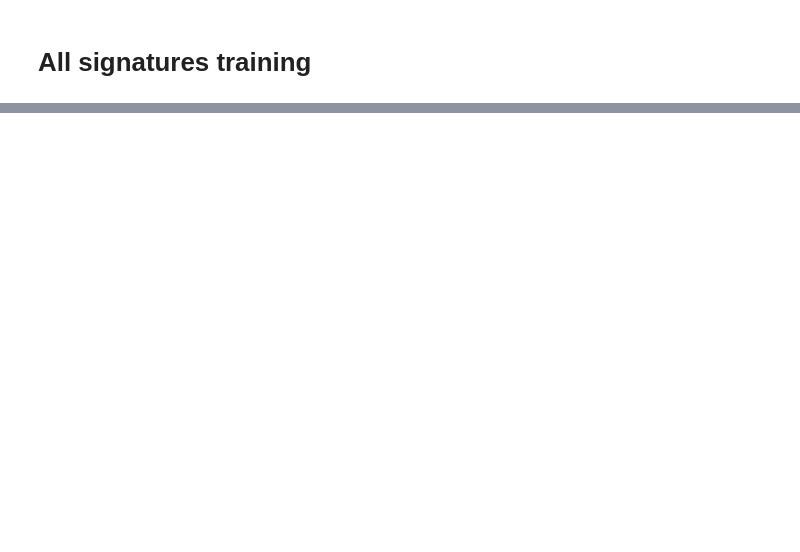
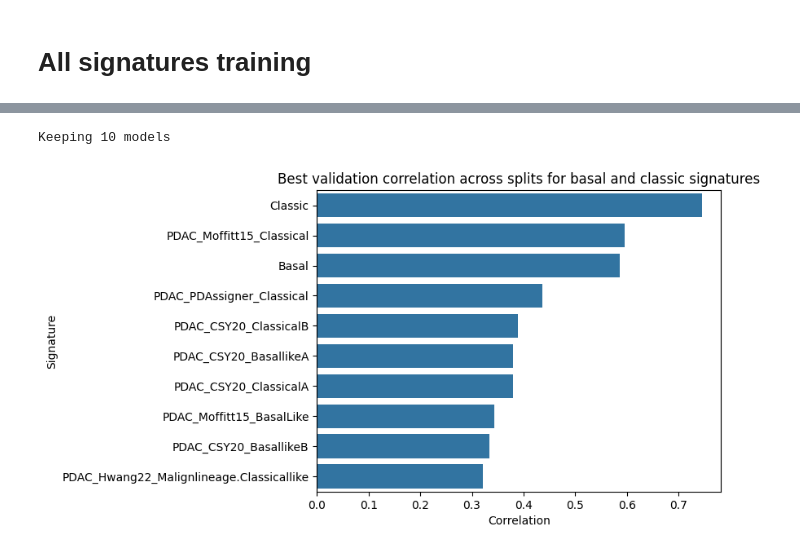
Before and after one commit to GeNeHetX/HistoSign, a Jupyter notebook: src/signatures/inspect_training.ipynb, the cells around one changed output, grey strips where cells are left out. Drawn from its saved outputs; the diff is of its cells as text; code cells hidden in the pictures; blank space fills up the shorter version.

```diff
--- a/src/signatures/inspect_training.ipynb
+++ b/src/signatures/inspect_training.ipynb
@@ -142,5 +131,10 @@ sign_path = list(folder_path.glob("*"))
 sign_path = [x for x in sign_path if x.is_dir()]
 sign_name = [x.name for x in sign_path]
 recap_df = pd.DataFrame({"signature": sign_name, "path": sign_path})
+# %%
+row = recap_df.iloc[0]
+val_corr = np.load(row.path / f"split_{0}" / "val_corrs.npy", allow_pickle=True)
+val_corr = np.load(row.path / f"split_{0}" / "train_corrs.npy", allow_pickle=True)
+val_corr
 # %%
 def get_sgn(row):
@@ -304,0 +465,23 @@ Keeping 118 models
+# %%
+classic_basal_sign = recap_df[
+    recap_df.signature.str.contains("Basal") | recap_df.signature.str.contains("Classic")
+]
+classic_basal_sign = classic_basal_sign.signature.values
+classic_basal_sign = list(set(classic_basal_sign).union(set(["Classic", "Basal"])))
+classic_basal_sign = recap_df[recap_df.signature.isin(classic_basal_sign)]
+
+res = classic_basal_sign[["signature", "model_path"]]
+res_dict = res.set_index("signature").T.to_dict("list")
+for k, v in res_dict.items():
+    res_dict[k] = v[0].as_posix()
+print(f"Keeping {len(res_dict)} models")
+np.save(r"C:\Users\inserm\Documents\histo_sign\dataset\classic_basal_model_path.npy", res_dict)
+
+sns.barplot(data=classic_basal_sign, x="best_corr_val", y="signature")
+plt.title("Best validation correlation across splits for basal and classic signatures")
+plt.xlabel("Correlation")
+plt.ylabel("Signature")
+plt.show()
+# %% [output]
+Keeping 10 models
+[figure, added]
```
Also changed, not shown: parts of 27 cells of this notebook, 2 other files.
